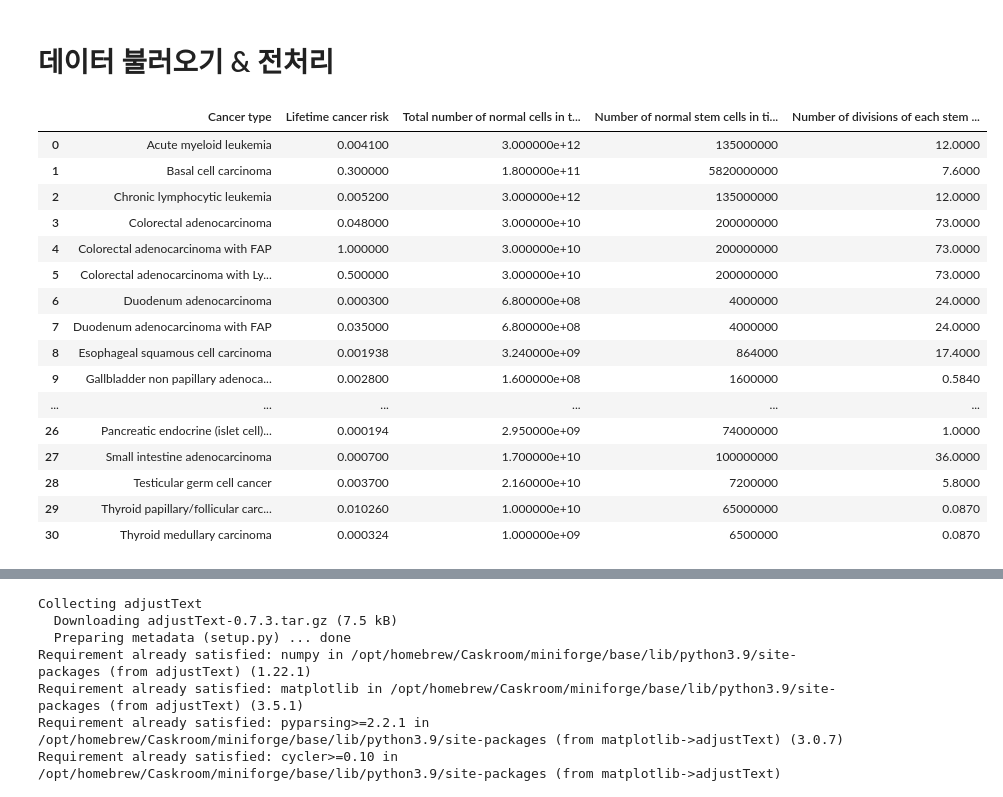
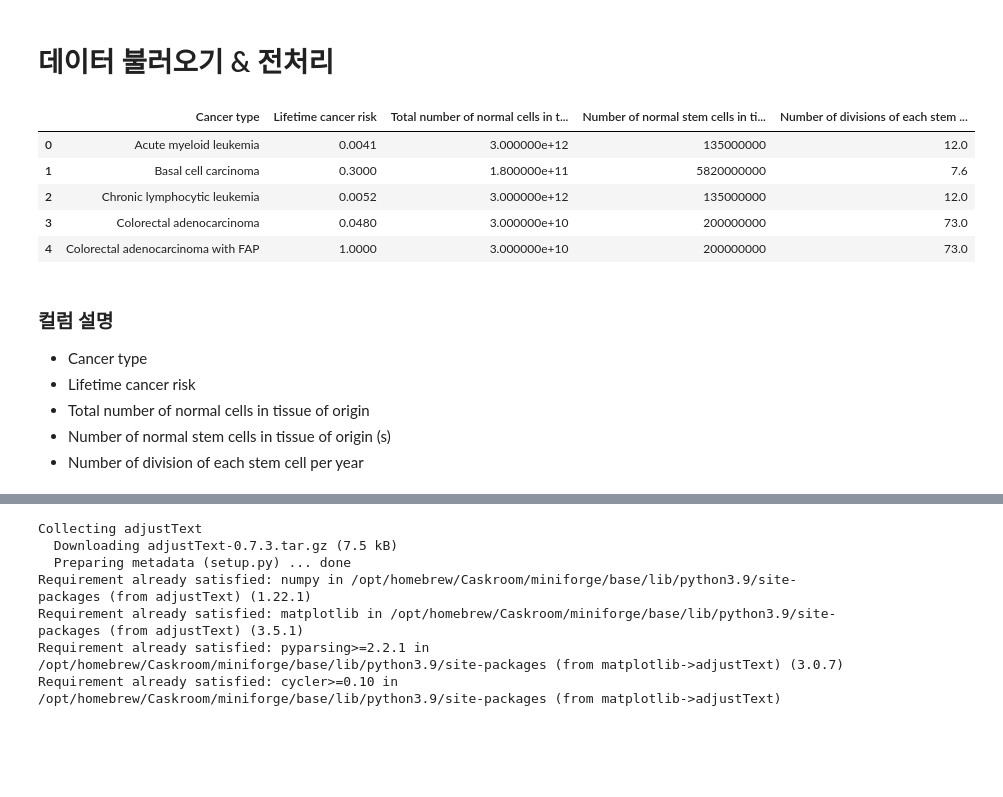
Before and after one commit to HongB1/2022-KHU-Bioinformatics-lab, a Jupyter notebook: Lab15 Linear Regression/Linear_regression.ipynb, the cells around one changed output, grey strips where cells are left out. Saved outputs shown, nothing was run; the diff lists cells and outputs as text; code cells hidden in the pictures; blank space fills up the shorter version.

```diff
--- a/Lab15 Linear Regression/Linear_regression.ipynb
+++ b/Lab15 Linear Regression/Linear_regression.ipynb
@@ -11,25 +11,21 @@ from google.colab import drive
 drive.mount('/content/drive')
 # %%
 df = pd.read_csv('linear_regression_data.csv')
-df
+df.head()
 # %% [output]
 |  | Cancer type | Lifetime cancer risk | Total number of normal cells in t... | Number of normal stem cells in ti... | Number of divisions of each stem ... |
-| 0 | Acute myeloid leukemia | 0.004100 | 3.000000e+12 | 135000000 | 12.0000 |
-| 1 | Basal cell carcinoma | 0.300000 | 1.800000e+11 | 5820000000 | 7.6000 |
-| 2 | Chronic lymphocytic leukemia | 0.005200 | 3.000000e+12 | 135000000 | 12.0000 |
-| 3 | Colorectal adenocarcinoma | 0.048000 | 3.000000e+10 | 200000000 | 73.0000 |
-| 4 | Colorectal adenocarcinoma with FAP | 1.000000 | 3.000000e+10 | 200000000 | 73.0000 |
-| 5 | Colorectal adenocarcinoma with Ly... | 0.500000 | 3.000000e+10 | 200000000 | 73.0000 |
-| 6 | Duodenum adenocarcinoma | 0.000300 | 6.800000e+08 | 4000000 | 24.0000 |
-| 7 | Duodenum adenocarcinoma with FAP | 0.035000 | 6.800000e+08 | 4000000 | 24.0000 |
-| 8 | Esophageal squamous cell carcinoma | 0.001938 | 3.240000e+09 | 864000 | 17.4000 |
-| 9 | Gallbladder non papillary adenoca... | 0.002800 | 1.600000e+08 | 1600000 | 0.5840 |
-| ... | ... | ... | ... | ... | ... |
-| 26 | Pancreatic endocrine (islet cell)... | 0.000194 | 2.950000e+09 | 74000000 | 1.0000 |
-| 27 | Small intestine adenocarcinoma | 0.000700 | 1.700000e+10 | 100000000 | 36.0000 |
-| 28 | Testicular germ cell cancer | 0.003700 | 2.160000e+10 | 7200000 | 5.8000 |
-| 29 | Thyroid papillary/follicular carc... | 0.010260 | 1.000000e+10 | 65000000 | 0.0870 |
-| 30 | Thyroid medullary carcinoma | 0.000324 | 1.000000e+09 | 6500000 | 0.0870 |
+| 0 | Acute myeloid leukemia | 0.0041 | 3.000000e+12 | 135000000 | 12.0 |
+| 1 | Basal cell carcinoma | 0.3000 | 1.800000e+11 | 5820000000 | 7.6 |
+| 2 | Chronic lymphocytic leukemia | 0.0052 | 3.000000e+12 | 135000000 | 12.0 |
+| 3 | Colorectal adenocarcinoma | 0.0480 | 3.000000e+10 | 200000000 | 73.0 |
+| 4 | Colorectal adenocarcinoma with FAP | 1.0000 | 3.000000e+10 | 200000000 | 73.0 |
+# %% [markdown]
+### 컬럼 설명
+- Cancer type
+- Lifetime cancer risk
+- Total number of normal cells in tissue of origin
+- Number of normal stem cells in tissue of origin (s)
+- Number of division of each stem cell per year
 # %%
 df['Number of divisions of each stem cell per lifetime (d)'] =\
         df['Number of divisions of each stem cell per year'].map(lambda x: x*80)
```
